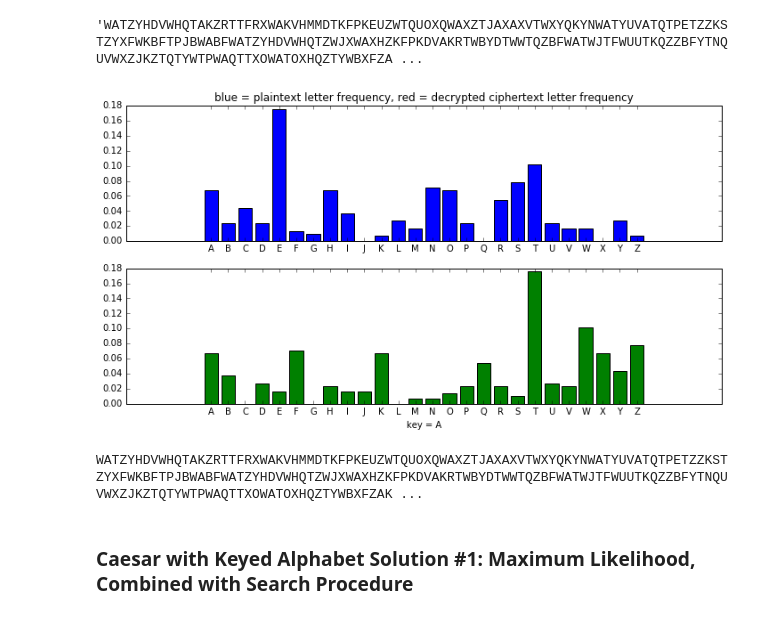
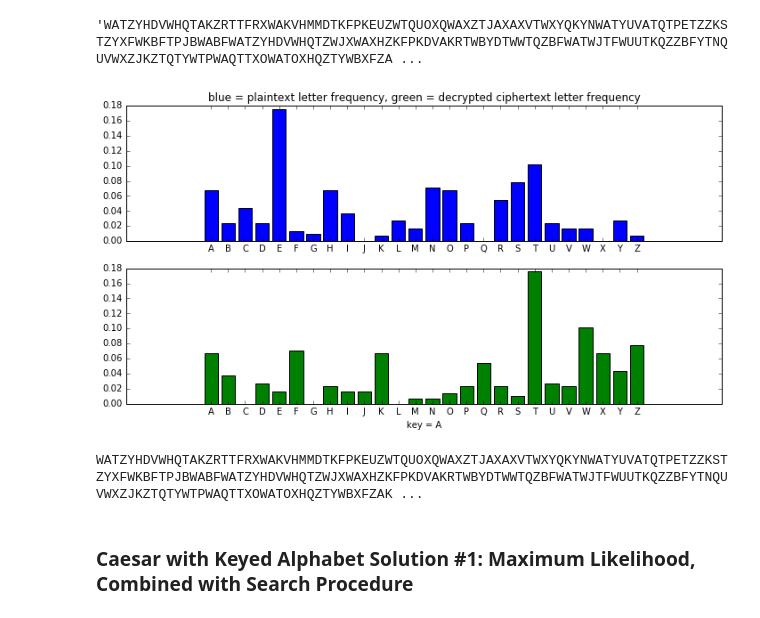
Before and after one commit to markvanheeswijk/kryptos, a Jupyter notebook: Kryptos.ipynb, the cells around one changed output. Drawn from its saved outputs; the diff is of its cells as text; code cells hidden in the pictures.

```diff
--- a/Kryptos.ipynb
+++ b/Kryptos.ipynb
@@ -179,7 +179,7 @@ def plot_graphs(key_i = 0):
     ptext_freq = np.array([ptext.count(c)/len(ptext) for c in alphabet])
     pfig = plt.subplot(2,1,1)
     plt.bar(range(len(alphabet)), ptext_freq, tick_label = list(alphabet), align = 'center', color = 'b')
-    plt.title('blue = plaintext letter frequency, red = decrypted ciphertext letter frequency')
+    plt.title('blue = plaintext letter frequency, green = decrypted ciphertext letter frequency')
 
     # determine letter frequency in ciphertext, and plot
     ctext_freq = np.array([decrypted_ctext.count(c)/len(decrypted_ctext) for c in alphabet])
@@ -1035,7 +1035,7 @@ def plot_graphs(key_i = 0):
     ptext_freq = np.array([ptext.count(c)/len(ptext) for c in alphabet])
     pfig = plt.subplot(2,1,1)
     plt.bar(range(len(alphabet)), ptext_freq, tick_label = list(alphabet), align = 'center', color = 'b')
-    plt.title('blue = plaintext letter frequency, red = decrypted ciphertext letter frequency')
+    plt.title('blue = plaintext letter frequency, green = decrypted ciphertext letter frequency')
 
     # determine letter frequency in ciphertext, and plot
     ctext_freq = np.array([decrypted_ctext.count(c)/len(decrypted_ctext) for c in alphabet])
@@ -1228,32 +1220,32 @@ import numpy as np
 from ipywidgets import interact, interactive, fixed
 #import ipywidgets as widgets
 plt.rcParams["figure.figsize"] = [12,6]
 
 alphabet = "ABCDEFGHIJKLMNOPQRSTUVWXYZ"
 
 def rotate(l, n):
     return l[n:] + l[:n]
 
 @interact(key_i = (0,25,1))
 def plot_graphs(key_i = 0):
     # decrypt ciphertext using this key
     key = alphabet[key_i]
     # NOTE THAT WE DO NOT KNOW THE KEY TO THE ALPHABET, SO WE CANNOT USE THAT!!!
     decrypted_ctext = caesar_keyed_alphabet(ctext, key, alphabet="ABCDEFGHIJKLMNOPQRSTUVWXYZ", alpha_key="A", direction=-1)
 
     # determine letter frequency in plaintext, and plot
     ptext_freq = np.array([ptext.count(c)/len(ptext) for c in alphabet])
     pfig = plt.subplot(2,1,1)
     plt.bar(range(len(alphabet)), ptext_freq, tick_label = list(alphabet), align = 'center', color = 'b')
-    plt.title('blue = plaintext letter frequency, red = decrypted ciphertext letter frequency')
+    plt.title('blue = plaintext letter frequency, green = decrypted ciphertext letter frequency')
 
     # determine letter frequency in ciphertext, and plot
     ctext_freq = np.array([decrypted_ctext.count(c)/len(decrypted_ctext) for c in alphabet])
     cfig = plt.subplot(2,1,2)
     plt.bar(range(len(alphabet)), ctext_freq, tick_label = rotate(list(alphabet), key_i), align = 'center', color = 'g')
     plt.xlabel("key = %s" % key)
 
     plt.show()
     print decrypted_ctext
 # %% [output]
-[figure, old version]
+[figure, new version]
```
Also changed, not shown: parts of 18 cells of this notebook, 1 other file.
